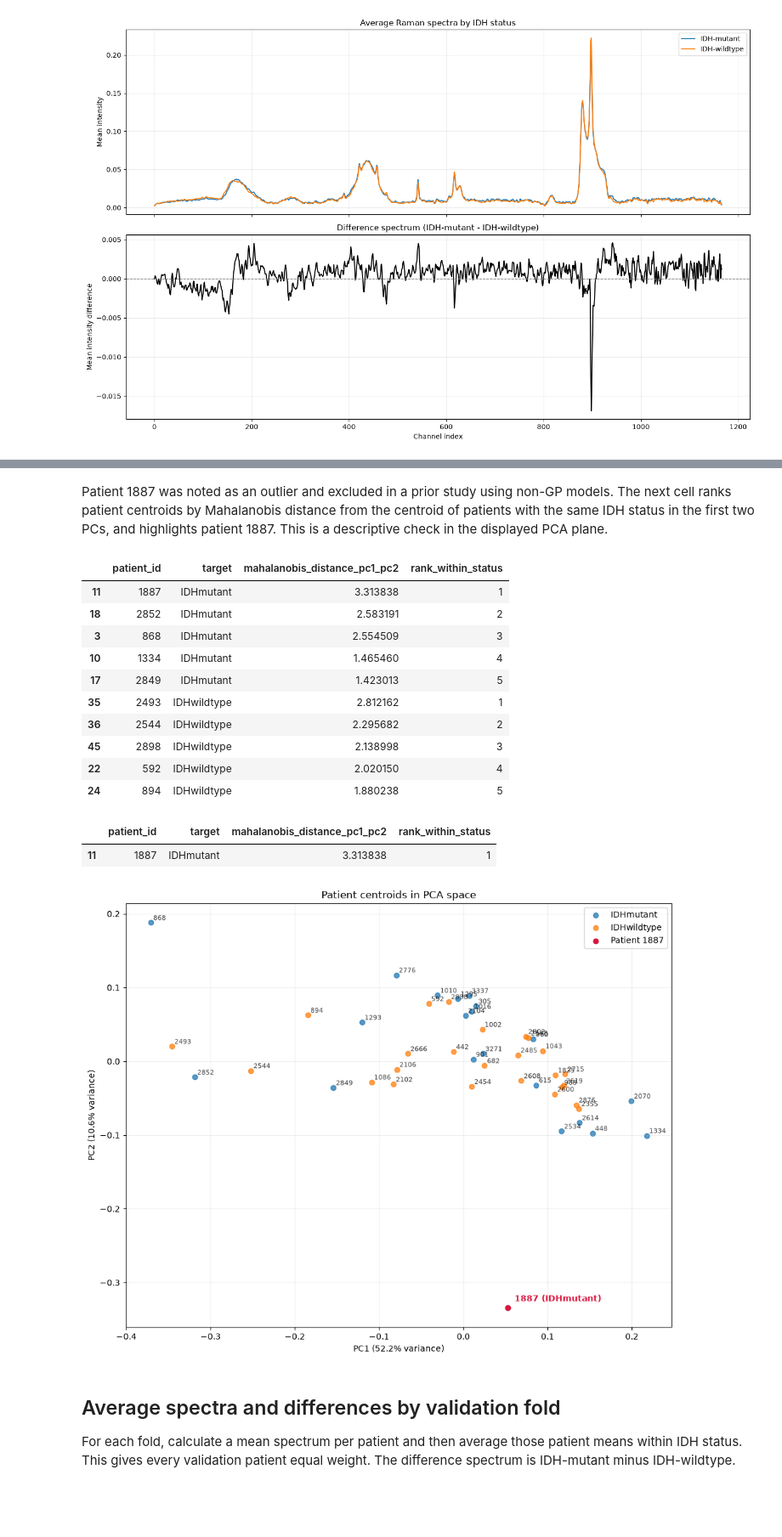
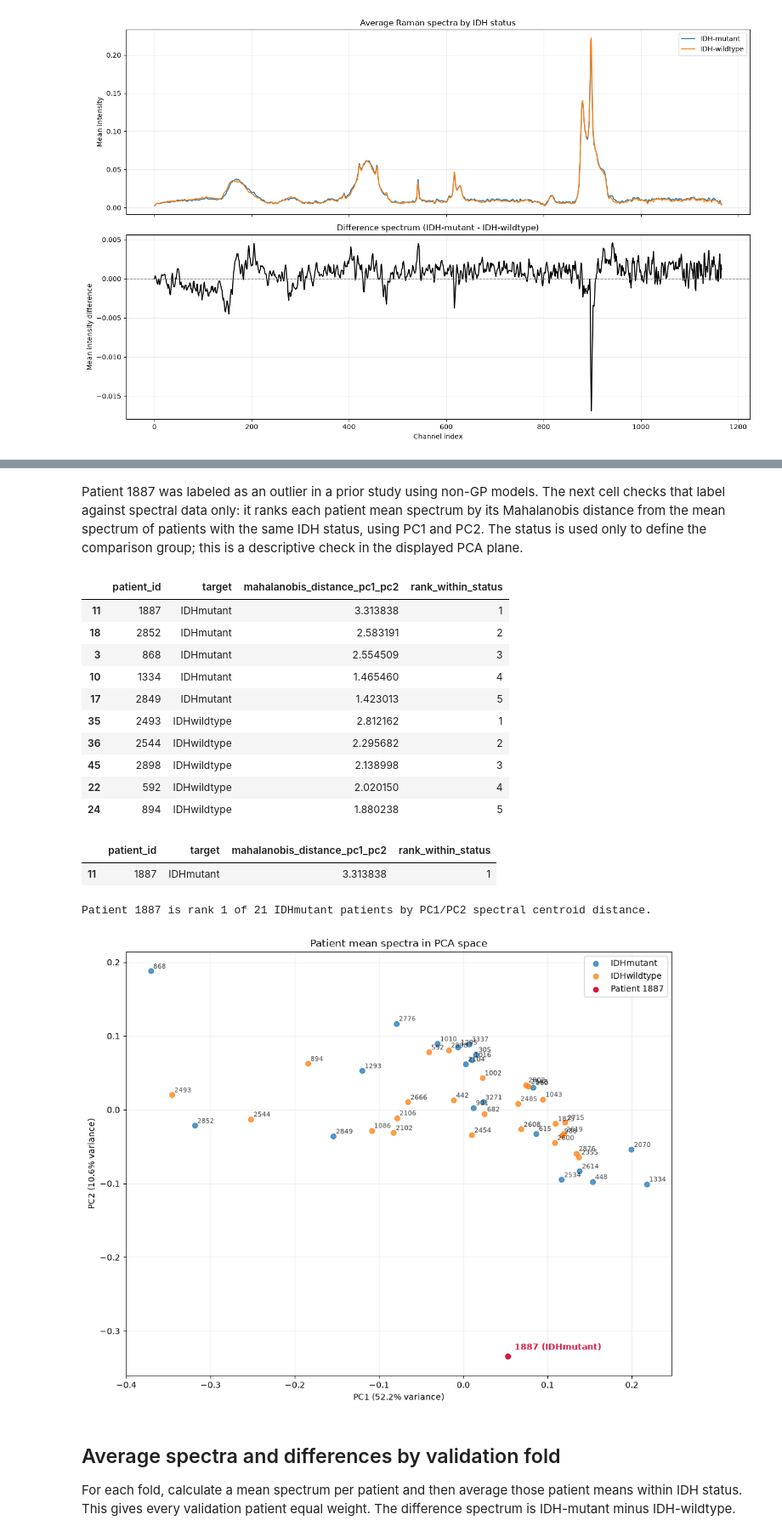
Before and after one commit to belindbl/glioma-raman-gp-classification, a Jupyter notebook: notebooks/01_data_exploration.ipynb, the cells around one changed output, grey strips where cells are left out. Shown at 85% size. Saved outputs shown, nothing was run; the diff lists cells and outputs as text; code cells hidden in the pictures; blank space fills up the shorter version.

```diff
--- a/notebooks/01_data_exploration.ipynb
+++ b/notebooks/01_data_exploration.ipynb
@@ -323,5 +365,5 @@ PC2: IDH eta-squared=0.001; class_id eta-squared=0.021; patient eta-squared=0.48
 # %% [markdown]
-Patient 1887 was noted as an outlier and excluded in a prior study using non-GP models. The next cell ranks patient centroids by Mahalanobis distance from the centroid of patients with the same IDH status in the first two PCs, and highlights patient 1887. This is a descriptive check in the displayed PCA plane.
+Patient 1887 was labeled as an outlier in a prior study using non-GP models. The next cell checks that label against spectral data only: it ranks each patient mean spectrum by its Mahalanobis distance from the mean spectrum of patients with the same IDH status, using PC1 and PC2. The status is used only to define the comparison group; this is a descriptive check in the displayed PCA plane.
 # %%
 from numpy.linalg import pinv
 centroid_scores_2d = patient_centroid_scores[:, :2]
@@ -348,35 +390,39 @@ for status, color in colors.items():
     for pid, x, y in zip(patient_ids[mask], centroid_scores_2d[mask, 0], centroid_scores_2d[mask, 1]):
         if pid != 1887:
             ax.annotate(str(pid), (x, y), xytext=(3, 3), textcoords='offset points', fontsize=8, alpha=0.75)
 
 if not patient_1887.empty:
     row = int(np.flatnonzero(patient_ids == 1887)[0])
     x, y = centroid_scores_2d[row]
     ax.scatter([x], [y], color='crimson', label='Patient 1887', zorder=5)
     ax.annotate('1887 (IDHmutant)', (x, y), xytext=(8, 8), textcoords='offset points', color='crimson', fontweight='bold')
+    print(f"Patient 1887 is rank {int(patient_1887['rank_within_status'].iloc[0])} of {int((patient_statuses == patient_1887['target'].iloc[0]).sum())} {patient_1887['target'].iloc[0]} patients by PC1/PC2 spectral centroid distance.")
+else:
+    print('Patient 1887 was not found in the PCA patient centroids.')
 
 ax.set_xlabel(f'PC1 ({pca.explained_variance_ratio_[0]:.1%} variance)')
 ax.set_ylabel(f'PC2 ({pca.explained_variance_ratio_[1]:.1%} variance)')
-ax.set_title('Patient centroids in PCA space')
+ax.set_title('Patient mean spectra in PCA space')
 ax.grid(alpha=0.2)
 ax.legend()
 fig.tight_layout()
 plt.show()
 # %% [output]
 |  | patient_id | target | mahalanobis_distance_pc1_pc2 | rank_within_status |
 | 11 | 1887 | IDHmutant | 3.313838 | 1 |
 | 18 | 2852 | IDHmutant | 2.583191 | 2 |
 | 3 | 868 | IDHmutant | 2.554509 | 3 |
 | 10 | 1334 | IDHmutant | 1.465460 | 4 |
 | 17 | 2849 | IDHmutant | 1.423013 | 5 |
 | 35 | 2493 | IDHwildtype | 2.812162 | 1 |
 | 36 | 2544 | IDHwildtype | 2.295682 | 2 |
 | 45 | 2898 | IDHwildtype | 2.138998 | 3 |
 | 22 | 592 | IDHwildtype | 2.020150 | 4 |
 | 24 | 894 | IDHwildtype | 1.880238 | 5 |
 |  | patient_id | target | mahalanobis_distance_pc1_pc2 | rank_within_status |
 | 11 | 1887 | IDHmutant | 3.313838 | 1 |
+Patient 1887 is rank 1 of 21 IDHmutant patients by PC1/PC2 spectral centroid distance.
-[figure, old version]
+[figure, new version]
 # %% [markdown]
 ## Average spectra and differences by validation fold
 
```
Also changed, not shown: parts of 4 cells of this notebook.
